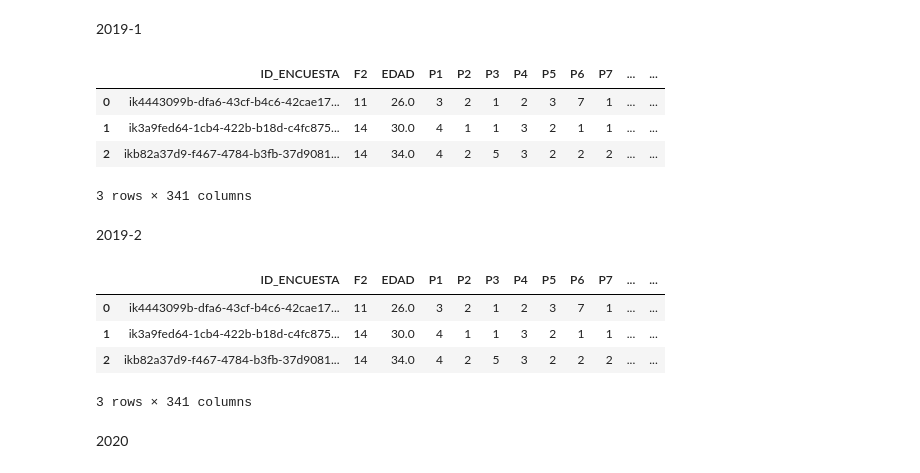
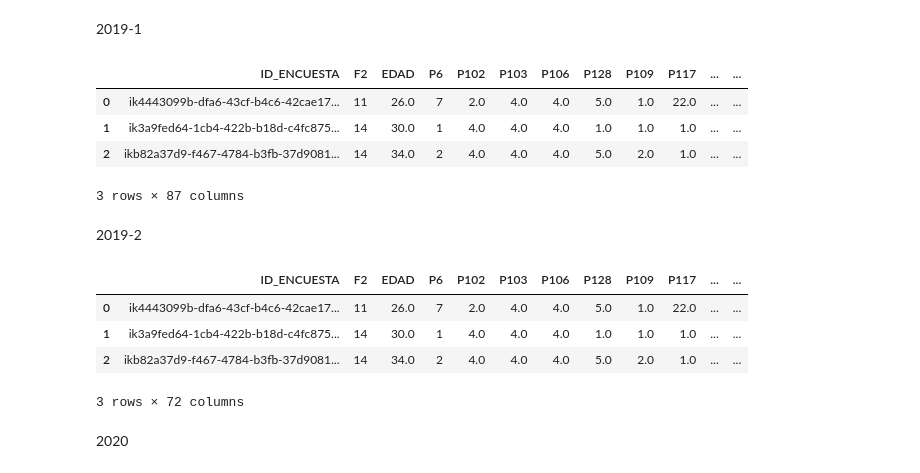
Before and after one commit to JuanParraG/dinamita-de-datos, a Jupyter notebook: Análisis de datos.ipynb, the cells around one changed output. Cells and saved outputs as stored; diff of their text form; code cells hidden in the pictures.

```diff
--- a/Análisis de datos.ipynb
+++ b/Análisis de datos.ipynb
@@ -122,27 +161,27 @@ ECN2022.isnull().sum()
 # %% [markdown]
 2019-1
 # %%
-ruta ="Bases de datos/1.4. Bases CCB/EPV/2019/2019-1/Base2019_1.csv"
-EPV20191 = pd.read_csv(ruta,encoding='iso-8859-1')
+ruta ="Bases de datos/1.4. Bases CCB/EPV/2019/2019-1/EPV_2019_1.xlsx"
+EPV20191 = pd.read_excel(ruta)
 EPV20191.head(3)
 # %% [output]
-|  | ID_ENCUESTA | F2 | EDAD | P1 | P2 | P3 | P4 | P5 | P6 | P7 | ... | ... |
-| 0 | ik4443099b-dfa6-43cf-b4c6-42cae17... | 11 | 26.0 | 3 | 2 | 1 | 2 | 3 | 7 | 1 | ... | ... |
-| 1 | ik3a9fed64-1cb4-422b-b18d-c4fc875... | 14 | 30.0 | 4 | 1 | 1 | 3 | 2 | 1 | 1 | ... | ... |
-| 2 | ikb82a37d9-f467-4784-b3fb-37d9081... | 14 | 34.0 | 4 | 2 | 5 | 3 | 2 | 2 | 2 | ... | ... |
+|  | ID_ENCUESTA | F2 | EDAD | P6 | P102 | P103 | P106 | P128 | P109 | P117 | ... | ... |
+| 0 | ik4443099b-dfa6-43cf-b4c6-42cae17... | 11 | 26.0 | 7 | 2.0 | 4.0 | 4.0 | 5.0 | 1.0 | 22.0 | ... | ... |
+| 1 | ik3a9fed64-1cb4-422b-b18d-c4fc875... | 14 | 30.0 | 1 | 4.0 | 4.0 | 4.0 | 1.0 | 1.0 | 1.0 | ... | ... |
+| 2 | ikb82a37d9-f467-4784-b3fb-37d9081... | 14 | 34.0 | 2 | 4.0 | 4.0 | 4.0 | 5.0 | 2.0 | 1.0 | ... | ... |
-3 rows × 341 columns
+3 rows × 87 columns
 # %% [markdown]
 2019-2
 # %%
-ruta ="Bases de datos/1.4. Bases CCB/EPV/2019/2019-2/Base2019_2.csv"
-EPV20192 = pd.read_csv(ruta,encoding='iso-8859-1')
+ruta ="Bases de datos/1.4. Bases CCB/EPV/2019/2019-2/EPV_2019_2.xlsx"
+EPV20192 = pd.read_excel(ruta)
 EPV20192.head(3)
 # %% [output]
-|  | ID_ENCUESTA | F2 | EDAD | P1 | P2 | P3 | P4 | P5 | P6 | P7 | ... | ... |
-| 0 | ik4443099b-dfa6-43cf-b4c6-42cae17... | 11 | 26.0 | 3 | 2 | 1 | 2 | 3 | 7 | 1 | ... | ... |
-| 1 | ik3a9fed64-1cb4-422b-b18d-c4fc875... | 14 | 30.0 | 4 | 1 | 1 | 3 | 2 | 1 | 1 | ... | ... |
-| 2 | ikb82a37d9-f467-4784-b3fb-37d9081... | 14 | 34.0 | 4 | 2 | 5 | 3 | 2 | 2 | 2 | ... | ... |
+|  | ID_ENCUESTA | F2 | EDAD | P6 | P102 | P103 | P106 | P128 | P109 | P117 | ... | ... |
+| 0 | ik4443099b-dfa6-43cf-b4c6-42cae17... | 11 | 26.0 | 7 | 2.0 | 4.0 | 4.0 | 5.0 | 1.0 | 22.0 | ... | ... |
+| 1 | ik3a9fed64-1cb4-422b-b18d-c4fc875... | 14 | 30.0 | 1 | 4.0 | 4.0 | 4.0 | 1.0 | 1.0 | 1.0 | ... | ... |
+| 2 | ikb82a37d9-f467-4784-b3fb-37d9081... | 14 | 34.0 | 2 | 4.0 | 4.0 | 4.0 | 5.0 | 2.0 | 1.0 | ... | ... |
-3 rows × 341 columns
+3 rows × 72 columns
 # %% [markdown]
 2020
 # %%
```
Also changed, not shown: parts of 8 cells of this notebook, 1 other file.
